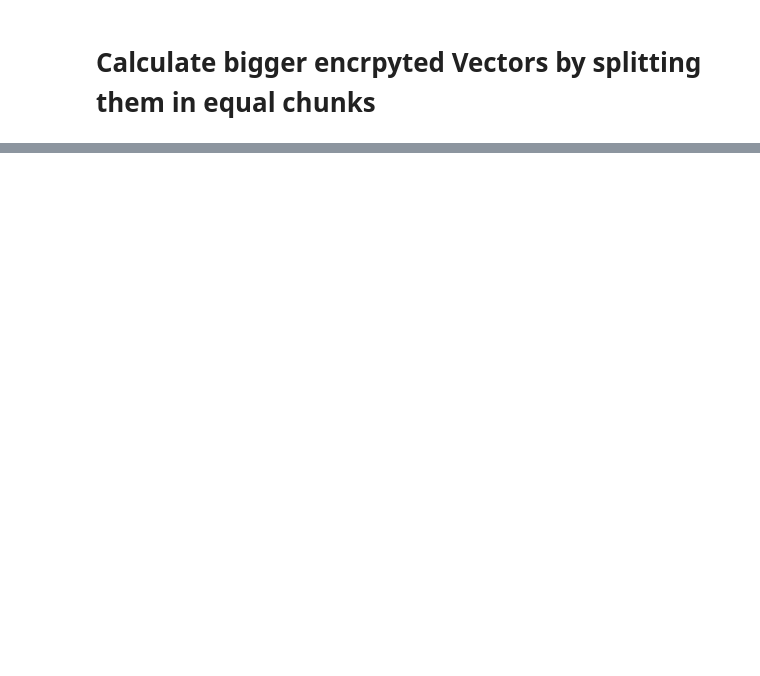
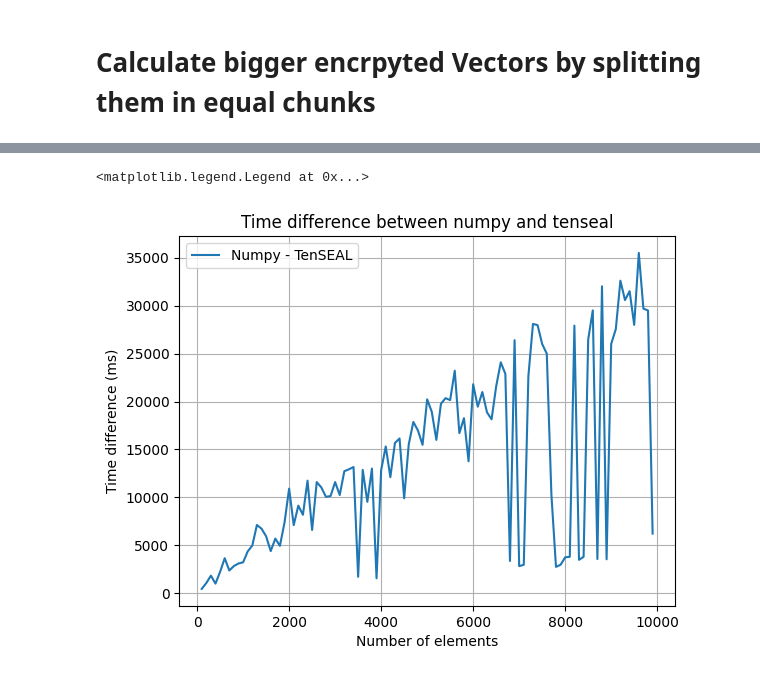
Before and after one commit to priyanshu2015/PPC-Techniques-Implementation, a Jupyter notebook: analytics.ipynb, the cells around one changed output, grey strips where cells are left out. Cells and saved outputs as stored; diff of their text form; code cells hidden in the pictures; blank space fills up the shorter version.

```diff
--- a/analytics.ipynb
+++ b/analytics.ipynb
@@ -284,0 +296,15 @@ Done with 9900 elements
+# %%
+# plot the time difference between numpy and tenseal
+plt.figure()
+# enable the grid
+plt.grid(True)
+plt.xlabel("Number of elements")
+plt.ylabel("Time difference (ms)")
+plt.title("Time difference between numpy and tenseal")
+z = list(zip(times_numpy, times_tenseal))
+time_diff = [tenseal / numpy for numpy, tenseal in zip(times_numpy, times_tenseal)]
+plt.plot(range(100, NUMBER_OF_ELEMENTS, STEPS), time_diff, label="Numpy - TenSEAL")
+plt.legend()
+# %% [output]
+<matplotlib.legend.Legend at 0x...>
+[figure, added]
```
Also changed, not shown: parts of 10 cells of this notebook.
